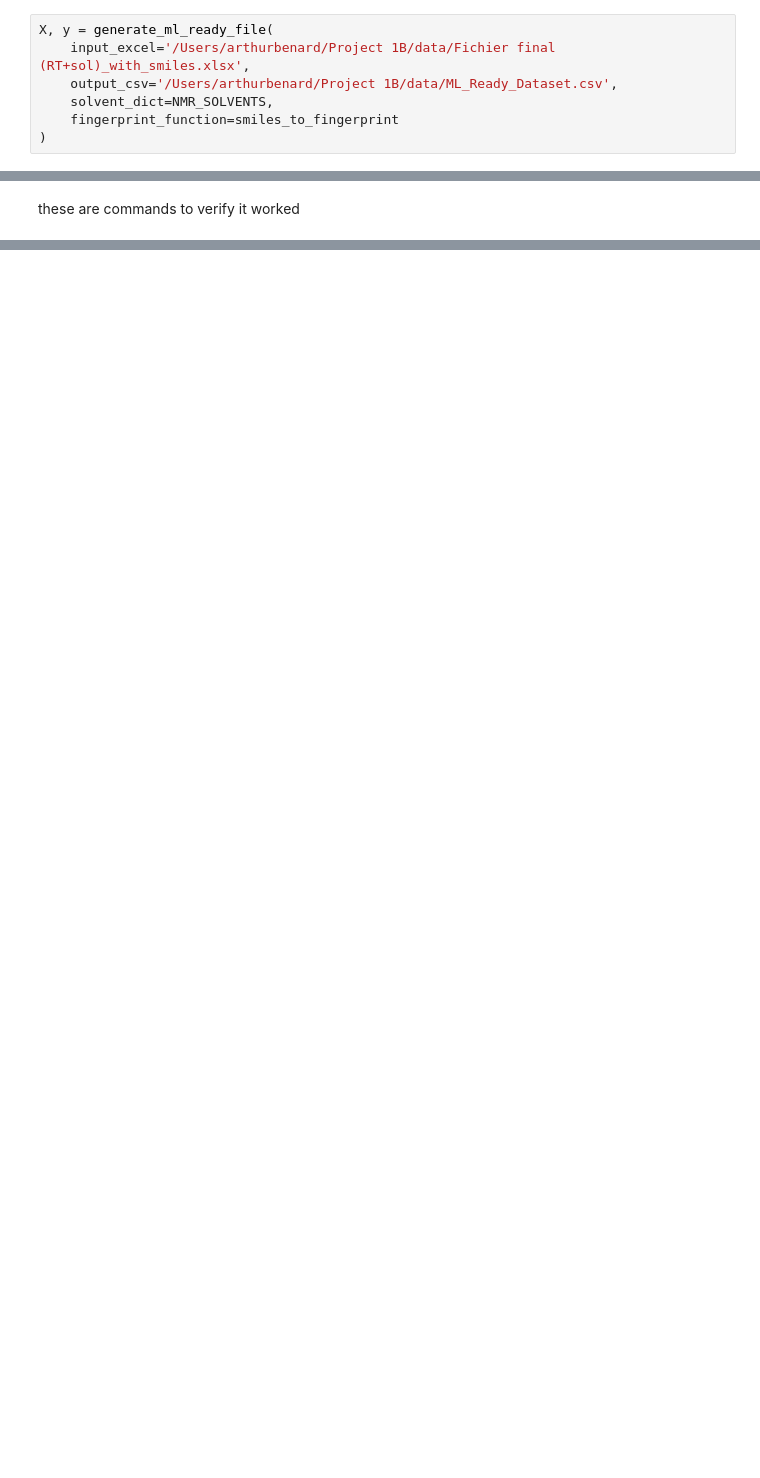
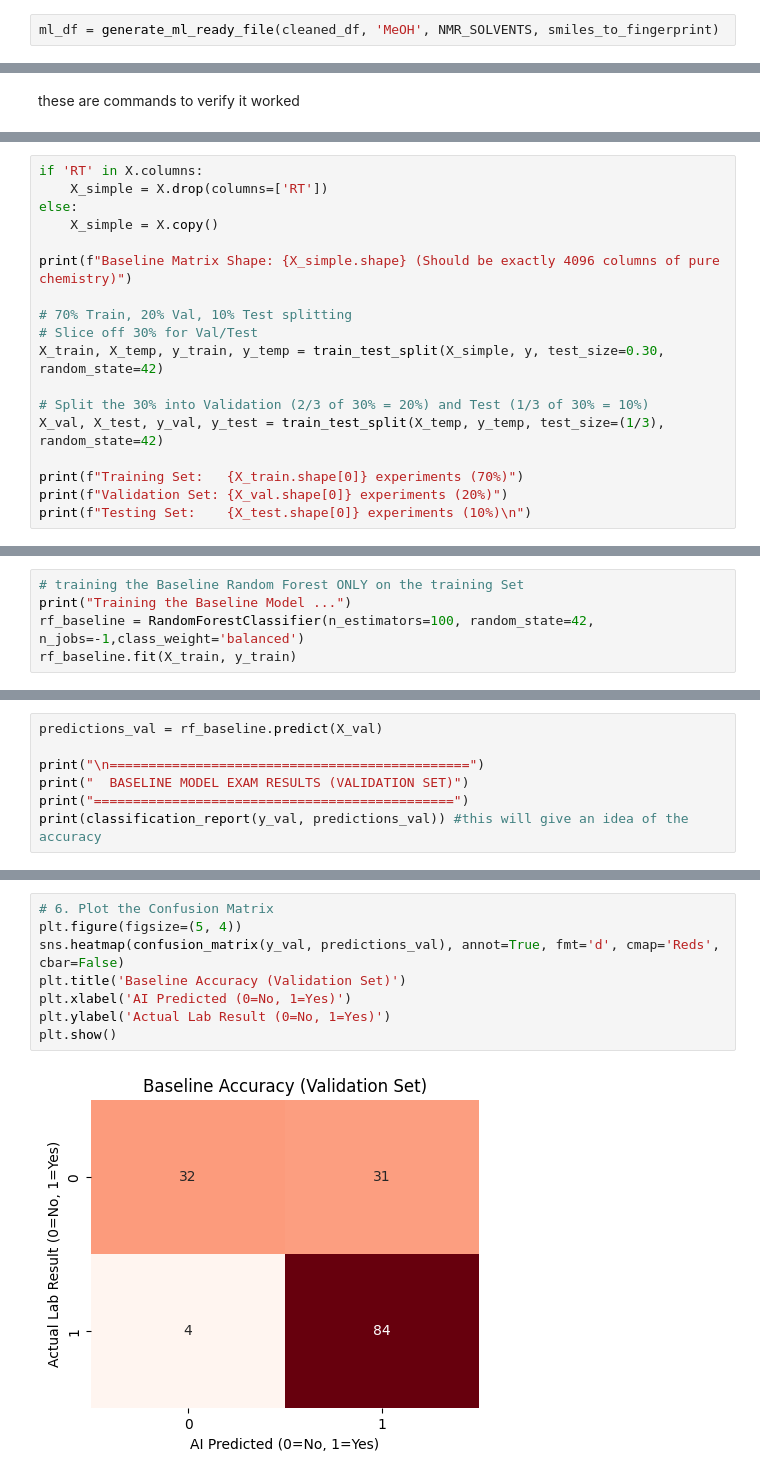
Before and after one commit to swisscatplus/solubility_prediction_nmr, a Jupyter notebook: src/dev/rt_prediction.ipynb, the cells around one changed output, grey strips where cells are left out. Drawn from its saved outputs; the diff is of its cells as text; blank space fills up the shorter version.

Commit message:
just rewrote the generating nl file function it was way too big, now it generates according to a specific solvent, started predicting with Randomforest and assessing accuracy

```diff
--- a/src/dev/rt_prediction.ipynb
+++ b/src/dev/rt_prediction.ipynb
@@ -49,8 +48,3 @@ solvents also need to be converted to numbers, we'll just get the SMILES and the
 # %%
-X, y = generate_ml_ready_file(
-    input_excel='/Users/arthurbenard/Project 1B/data/Fichier final (RT+sol)_with_smiles.xlsx',
-    output_csv='/Users/arthurbenard/Project 1B/data/ML_Ready_Dataset.csv',
-    solvent_dict=NMR_SOLVENTS,
-    fingerprint_function=smiles_to_fingerprint
-)
+ml_df = generate_ml_ready_file(cleaned_df, 'MeOH', NMR_SOLVENTS, smiles_to_fingerprint)
 # %% [output]
@@ -113,0 +91,18 @@ Total Columns: 4097 (Should be 4097)
+# %%
+if 'RT' in X.columns:
+    X_simple = X.drop(columns=['RT'])
+else:
+    X_simple = X.copy()
+
+print(f"Baseline Matrix Shape: {X_simple.shape} (Should be exactly 4096 columns of pure chemistry)")
+
+# 70% Train, 20% Val, 10% Test splitting
+# Slice off 30% for Val/Test
+X_train, X_temp, y_train, y_temp = train_test_split(X_simple, y, test_size=0.30, random_state=42)
+
+# Split the 30% into Validation (2/3 of 30% = 20%) and Test (1/3 of 30% = 10%)
+X_val, X_test, y_val, y_test = train_test_split(X_temp, y_temp, test_size=(1/3), random_state=42)
+
+print(f"Training Set:   {X_train.shape[0]} experiments (70%)")
+print(f"Validation Set: {X_val.shape[0]} experiments (20%)")
+print(f"Testing Set:    {X_test.shape[0]} experiments (10%)\n")
@@ -113,0 +116,5 @@ Total Columns: 4097 (Should be 4097)
+# %%
+# training the Baseline Random Forest ONLY on the training Set
+print("Training the Baseline Model ...")
+rf_baseline = RandomForestClassifier(n_estimators=100, random_state=42, n_jobs=-1,class_weight='balanced')
+rf_baseline.fit(X_train, y_train)
@@ -113,0 +126,7 @@ Total Columns: 4097 (Should be 4097)
+# %%
+predictions_val = rf_baseline.predict(X_val)
+
+print("\n==============================================")
+print("  BASELINE MODEL EXAM RESULTS (VALIDATION SET)")
+print("==============================================")
+print(classification_report(y_val, predictions_val)) #this will give an idea of the accuracy
@@ -113,0 +145,10 @@ Total Columns: 4097 (Should be 4097)
+# %%
+# 6. Plot the Confusion Matrix
+plt.figure(figsize=(5, 4))
+sns.heatmap(confusion_matrix(y_val, predictions_val), annot=True, fmt='d', cmap='Reds', cbar=False)
+plt.title('Baseline Accuracy (Validation Set)')
+plt.xlabel('AI Predicted (0=No, 1=Yes)')
+plt.ylabel('Actual Lab Result (0=No, 1=Yes)')
+plt.show()
+# %% [output]
+[figure, added]
```
Also changed, not shown: parts of 11 cells of this notebook, 6 other files.
